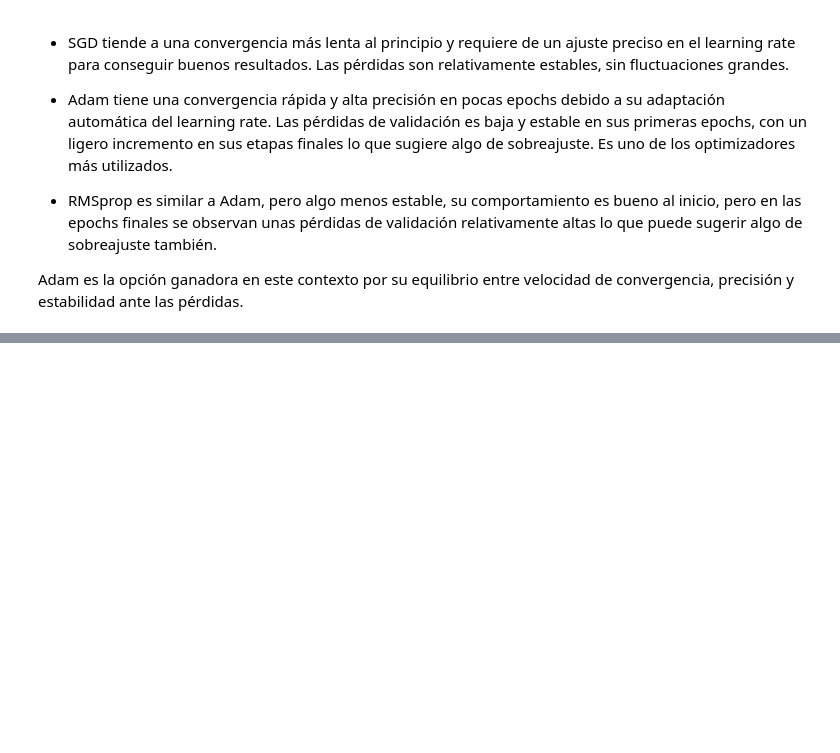
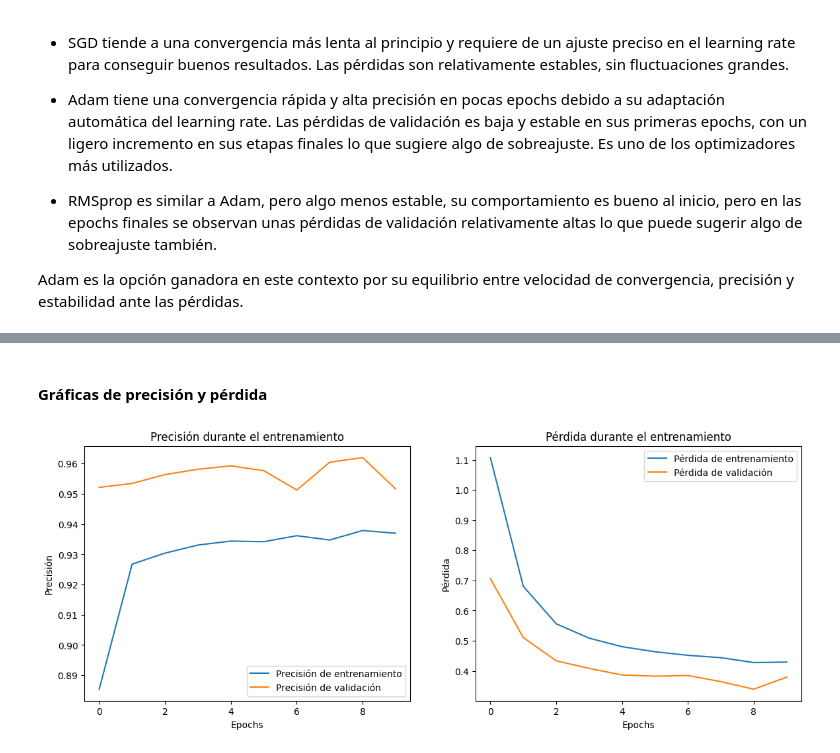
Before and after one commit to Rubenjme/Digit-classiffication, a Jupyter notebook: Digit classification.ipynb, the cells around one changed output, grey strips where cells are left out. Cells and saved outputs as stored; diff of their text form; code cells hidden in the pictures; blank space fills up the shorter version.

Commit message:
Fin regularización, modelo final y pruebas. Correcciones menores de redacción

```diff
--- a/Digit classification.ipynb
+++ b/Digit classification.ipynb
@@ -828,0 +836,18 @@ Adam es la opción ganadora en este contexto por su equilibrio entre velocidad d
+# %%
+from tensorflow.keras.layers import Dropout, BatchNormalization
+from tensorflow.keras.regularizers import l2
+
+# Modelo final con regularización L2, BatchNormalization y Dropout
+model_final = tf.keras.models.Sequential([
+    tf.keras.layers.Input(shape=(784,)),
+    tf.keras.layers.Dense(512, activation='relu', kernel_regularizer=l2(0.001)), BatchNormalization(), Dropout(0.3), # Añado regularización L2, BatchNormalization y Dropout en cada capa oculta
+    tf.keras.layers.Dense(256, activation='relu', kernel_regularizer=l2(0.001)), BatchNormalization(), Dropout(0.3),
+    tf.keras.layers.Dense(128, activation='relu', kernel_regularizer=l2(0.001)), BatchNormalization(), Dropout(0.3),
+    tf.keras.layers.Dense(10, activation='softmax')
+])
+
+#Compilación del modelo
+model_final.compile(optimizer=Adam(learning_rate=0.001), loss='categorical_crossentropy', metrics=['accuracy']) # Ajusto manualmente el learning rate a 0.001
+
+#Entrenamiento del modelo
+history_final = model_final.fit(training_images, training_labels, epochs=10, batch_size=32, validation_split=0.25)
@@ -828,0 +901,29 @@ Adam es la opción ganadora en este contexto por su equilibrio entre velocidad d
+# %% [markdown]
+#### Gráficas de precisión y pérdida
+# %%
+import matplotlib.pyplot as plt
+
+# Creo una figura con dos subgráficos
+plt.figure(figsize=(14, 5))
+
+# Gráfica de precisión (accuracy)
+plt.subplot(1, 2, 1)
+plt.plot(history_final.history['accuracy'], label='Precisión de entrenamiento')
+plt.plot(history_final.history['val_accuracy'], label='Precisión de validación')
+plt.title('Precisión durante el entrenamiento')
+plt.xlabel('Epochs')
+plt.ylabel('Precisión')
+plt.legend()
+
+# Gráfica de loss (pérdida)
+plt.subplot(1, 2, 2)
+plt.plot(history_final.history['loss'], label='Pérdida de entrenamiento')
+plt.plot(history_final.history['val_loss'], label='Pérdida de validación')
+plt.title('Pérdida durante el entrenamiento')
+plt.xlabel('Epochs')
+plt.ylabel('Pérdida')
+plt.legend()
+
+plt.show()
+# %% [output]
+[figure, added]
```
Also changed, not shown: parts of 20 cells of this notebook.
